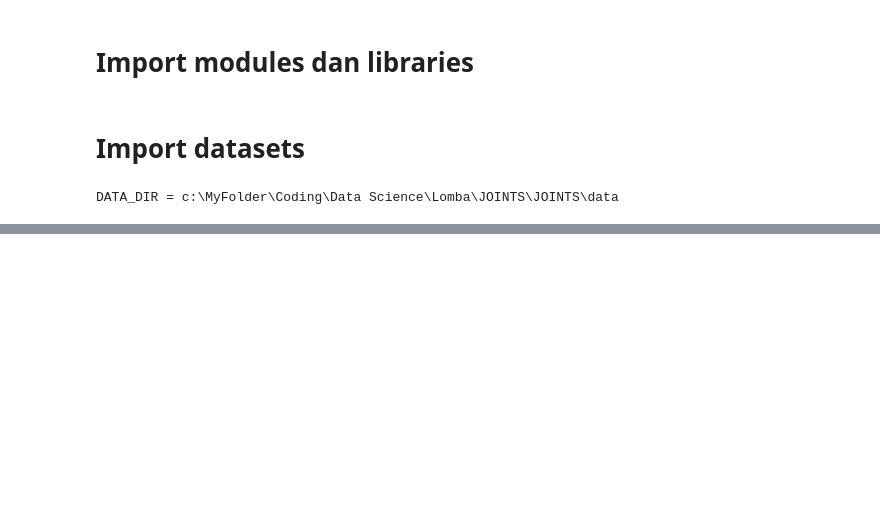
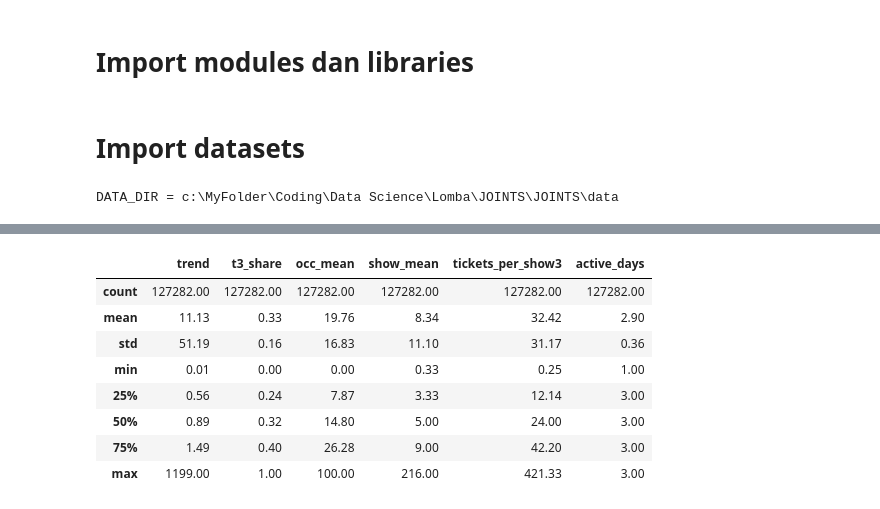
Before and after one commit to LeonArif/JOINTS, a Jupyter notebook: leon/main.ipynb, the cells around one changed output, grey strips where cells are left out. Cells and saved outputs as stored; diff of their text form; code cells hidden in the pictures; blank space fills up the shorter version.

```diff
--- a/leon/main.ipynb
+++ b/leon/main.ipynb
@@ -358,0 +258,5 @@ train[["total_ticket", "occupation_rate", "total_show"]].corr(method="spearman")
+# %%
+CAT_COLS = ["city_name", "day_tipe", "age_rating"]
+for col in CAT_COLS:
+    full[col] = full[col].astype("category")
+full[CAT_COLS].nunique()
@@ -358,0 +271,8 @@ train[["total_ticket", "occupation_rate", "total_show"]].corr(method="spearman")
+# %%
+DROP_COLS = [
+    "holiday_tipe", "holiday_name", "cuti_bersama_name", "school_break", "genre",
+    "price_day", "base_title", "producer", "director", "writer", "casts",
+]
+full = full.drop(columns=DROP_COLS)
+print(f"full: {full.shape}")
+print(list(full.columns))
@@ -358,0 +307,15 @@ train[["total_ticket", "occupation_rate", "total_show"]].corr(method="spearman")
+# %%
+cal = pd.DataFrame({"date": pd.date_range(full["d1_date"].min() - pd.Timedelta(days=30), full["date_show"].max())})
+NATIONAL_HOLIDAYS = pd.concat([holidays.loc[holidays["holiday_tipe"] == "holiday", "date"], extra_holidays["date"]])
+cal["off"] = (
+    (cal["date"].dt.dayofweek >= 5) | cal["date"].isin(NATIONAL_HOLIDAYS) | cal["date"].isin(cuti["date"])
+).astype(int)
+block_id = (cal["off"] != cal["off"].shift()).cumsum()
+cal["block_len"] = cal.groupby(block_id)["off"].transform("size") * cal["off"]
+BLOCK_LEN = cal.set_index("date")["block_len"]
+
+full["off_block_len"] = full["date_show"].map(BLOCK_LEN)
+
+print("longest blocks:")
+print(cal[cal["block_len"] >= 4].groupby(block_id)["date"].agg(["min", "max", "size"]).reset_index(drop=True))
+full.groupby("is_train")["off_block_len"].value_counts(normalize=True).unstack().round(3)
@@ -358,0 +344,19 @@ train[["total_ticket", "occupation_rate", "total_show"]].corr(method="spearman")
+# %%
+D13 = ["t1", "t2", "t3"]
+full["trend"] = (full["t3"] + 1) / (full["t1"] + 1)
+full["t3_share"] = full["t3"] / full[D13].sum(axis=1)
+full["occ_mean"] = full[["occ1", "occ2", "occ3"]].mean(axis=1)
+full["show_mean"] = full[["show1", "show2", "show3"]].mean(axis=1)
+full["tickets_per_show3"] = full["t3"] / full["show3"].replace(0, np.nan)
+full["active_days"] = (full[D13] > 0).sum(axis=1)
+full[["trend", "t3_share", "occ_mean", "show_mean", "tickets_per_show3", "active_days"]].describe().round(2)
+# %% [output]
+|  | trend | t3_share | occ_mean | show_mean | tickets_per_show3 | active_days |
+| count | 127282.00 | 127282.00 | 127282.00 | 127282.00 | 127282.00 | 127282.00 |
+| mean | 11.13 | 0.33 | 19.76 | 8.34 | 32.42 | 2.90 |
+| std | 51.19 | 0.16 | 16.83 | 11.10 | 31.17 | 0.36 |
+| min | 0.01 | 0.00 | 0.00 | 0.33 | 0.25 | 1.00 |
+| 25% | 0.56 | 0.24 | 7.87 | 3.33 | 12.14 | 3.00 |
+| 50% | 0.89 | 0.32 | 14.80 | 5.00 | 24.00 | 3.00 |
+| 75% | 1.49 | 0.40 | 26.28 | 9.00 | 42.20 | 3.00 |
+| max | 1199.00 | 1.00 | 100.00 | 216.00 | 421.33 | 3.00 |
```
Also changed, not shown: parts of 89 cells of this notebook, 31 other files.
